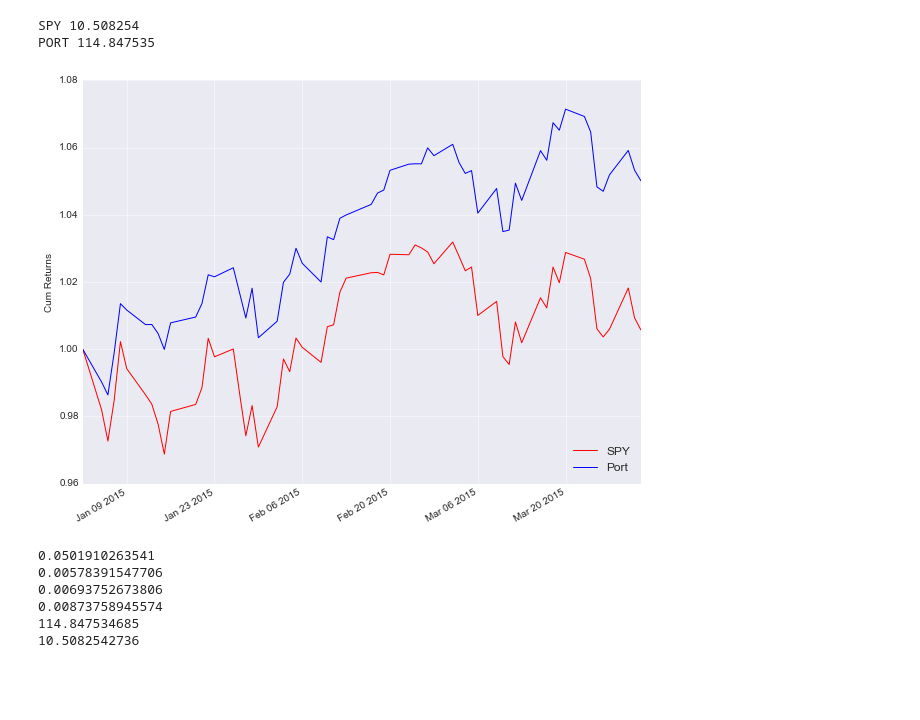
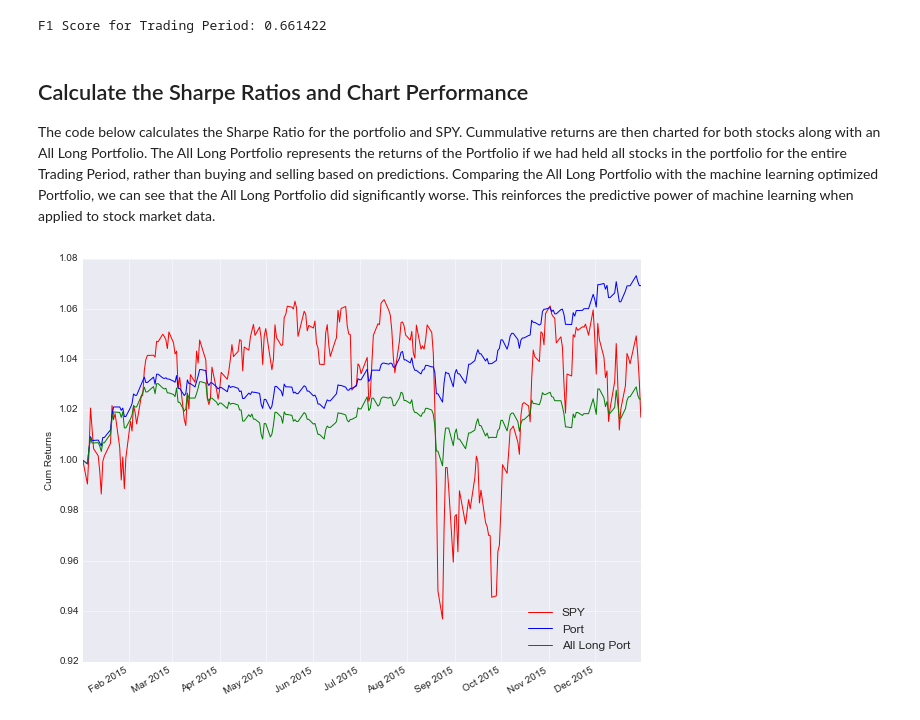
Before and after one commit to adityasiwan/MachineLearning-stock-prices, a Jupyter notebook: DataAnalysis.ipynb, the cells around one changed output. Saved outputs shown, nothing was run; the diff lists cells and outputs as text; code cells hidden in the pictures; blank space fills up the shorter version.

```diff
--- a/DataAnalysis.ipynb
+++ b/DataAnalysis.ipynb
@@ -134 +197,5 @@ def assess_model(prices, days_out=5, algorithm='rf', add_params=True):
+# %%
+tickers = sp500_tickers
+i_data = master_data[tickers].ix[I_START_DATE.strftime("%Y-%m-%d"):
+                                 I_END_DATE.strftime("%Y-%m-%d")]
 # %%
@@ -199,0 +304,8 @@ fig.savefig('days_out.png', bbox_inches='tight')
+# %%
+# Selects the Top Performing Stocks
+# as measured by F1 Score
+perform.sort(key=lambda tup: tup[0], reverse=True)
+top_picks = [v for k, v in perform[:10]]
+print 'TOP PICKS'
+top_picks.sort()
+top_picks
@@ -200 +318,5 @@ fig.savefig('days_out.png', bbox_inches='tight')
+# %%
+tickers = sp500_tickers
+t_data = master_data[tickers].ix[I_START_DATE.strftime("%Y-%m-%d"):
+                                 END_DATE.strftime("%Y-%m-%d")]
 # %%
@@ -249,57 +401,59 @@ See the caveats in the documentation: http://pandas.pydata.org/pandas-docs/stabl
+# %%
+# F1 Score for Trading Period
+t = trades[trades.index != 0]
+trading_score = f1_score(t['y'], t['y_hat'])
+print('F1 Score for Trading Period: %f' % trading_score)
+# %% [output]
+F1 Score for Trading Period: 0.661422
+# %% [markdown]
+## Calculate the Sharpe Ratios and Chart Performance
+The code below calculates the Sharpe Ratio for the portfolio and SPY. Cummulative returns are then charted for both stocks along with an All Long Portfolio. The All Long Portfolio represents the returns of the Portfolio if we had held all stocks in the portfolio for the entire Trading Period, rather than buying and selling based on predictions. Comparing the All Long Portfolio with the machine learning optimized Portfolio, we can see that the All Long Portfolio did significantly worse. This reinforces the predictive power of machine learning when applied to stock market data.
+# %%
+# Calculate the return of the portfolio if it was equally weighted
+port_return_ew = (total_return_df.dropna() * 1/30).sum(axis=1)
+port_return_ew_cum = (port_return_ew + 1).cumprod()
 # %%
 # Calculate performance metrics
 
 # Gather SPY prices
-spy_prices, spy_dates = fetch_data.fetch('SPY', '2015-01-01', '2015-04-01')
+spy_prices, spy_dates = fetch_data.fetch('SPY',
+                                         datetime(2015, 1, 5),
+                                         END_DATE)
 
 # Calculate Portfolio Returns and Cummulative Returns
 port_returns = (return_df.dropna() * 1/30).sum(axis=1)
-port_cum = (port_returns + 1).cumprod()
+port_cum = (port_returns + 1).cumprod().ix[:'2015-12-31']
 
 # Calculate SPY Returns and Cummulative Returns
-spy = pd.DataFrame(spy_prices, index=port_returns.index, columns=['SPY'])
+spy = pd.DataFrame(spy_prices, index=port_returns.index, columns=['SPY']).ix[:'2015-12-31']
 spy = spy / spy.shift() - 1
 spy = spy.fillna(0)
 spy_cum = (spy + 1).cumprod()
 
+RISK_FREE_RATE = 0.0
+
 # Calculate SPY Sharpe Ratio
-spy_total_return = spy_cum['SPY'][-1] - 1
+spy_total_return = (spy_cum['SPY'][-1] - 1)
+spy_avg_return = spy['SPY'].mean()
 spy_vol = spy['SPY'].std()
-spy_sharpe = (spy_total_return / spy_vol) * math.sqrt(252)
+spy_sharpe = ((spy_avg_return - RISK_FREE_RATE)/ spy_vol) * math.sqrt(252)
 
 # Calcualte Portfolio Sharpe Ratio
-port_total_return = port_cum[-1] - 1
+port_total_return = (port_cum[-1] - 1)
+port_avg_return = port_returns.mean()
 port_vol = port_returns.std()
-port_sharpe = (port_total_return / port_vol) * math.sqrt(252)
-
-print 'SPY %f' % spy_sharpe
-print 'PORT %f' % port_sharpe
+port_sharpe = ((port_avg_return - RISK_FREE_RATE)/ port_vol) * math.sqrt(252)
 
 # Plot returns
 joint_returns = spy_cum.join(port_cum.to_frame(name='Port'))
-styles = ['r-','b-']
+joint_returns = joint_returns.join(port_return_ew_cum.to_frame(name='All Long Port'))
+styles = ['r-','b-', 'g-']
 fig, ax = plt.subplots(figsize=(10,8))
 for col, style in zip(joint_returns.columns, styles):
     joint_returns[col].plot(style=style, ax=ax, label=col)
 ax.grid(True)
 ax.legend(loc=4)
 ax.set_ylabel('Cum Returns')
 fig.savefig('spy_vs_port.png', bbox_inches='tight')
 # %% [output]
-SPY 10.508254
-PORT 114.847535
-[figure, old version]
+[figure, new version]
-# %%
-print port_total_return
-print spy_total_return
-print port_vol
-print spy_vol
-print port_sharpe
-print spy_sharpe
-# %% [output]
-0.0501910263541
-0.00578391547706
-0.00693752673806
-0.00873758945574
-114.847534685
-10.5082542736
```
Also changed, not shown: parts of 23 cells of this notebook.
